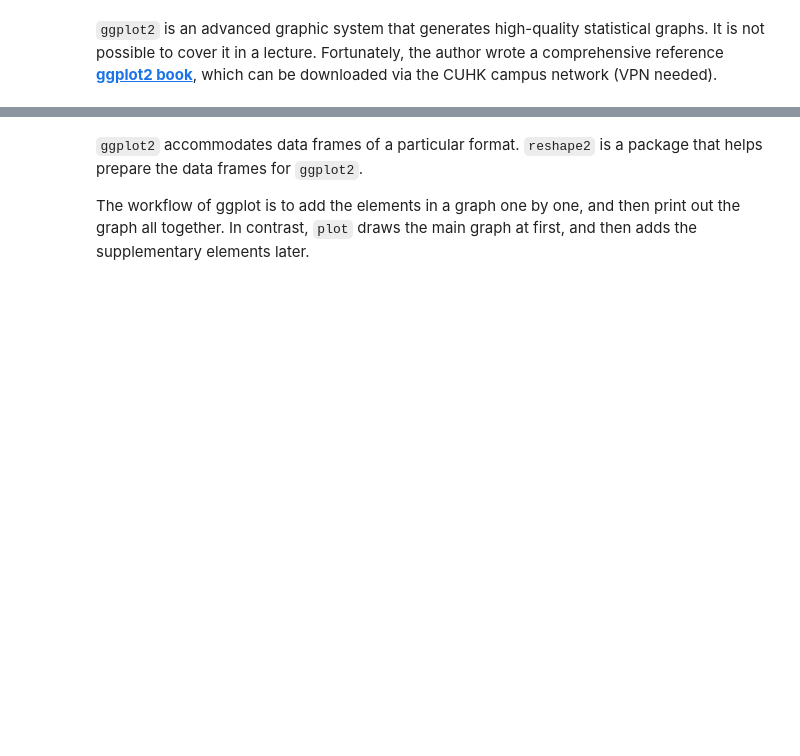
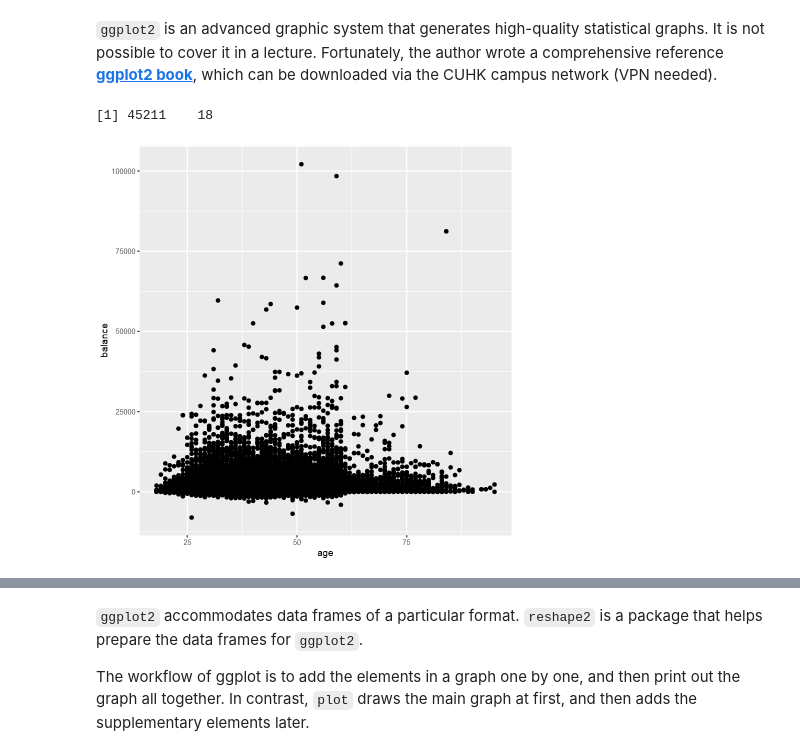
Before and after one commit to zhentaoshi/econ_data_science, a Jupyter notebook: slides_03_data_visualization.ipynb, the cells around one changed output, grey strips where cells are left out. Saved outputs shown, nothing was run; the diff lists cells and outputs as text; code cells hidden in the pictures; blank space fills up the shorter version.

```diff
--- a/slides_03_data_visualization.ipynb
+++ b/slides_03_data_visualization.ipynb
@@ -180,3 +208,15 @@ more sophisticated statistical graphs. Hadley Wickham's
 It is not possible to cover it in a lecture. Fortunately, the author wrote a comprehensive reference
 [**ggplot2 book**](http://link.springer.com/book/10.1007%2F978-0-387-98141-3),
 which can be downloaded via the CUHK campus network (VPN needed).
+# %%
+bank_0 = read.csv("data_example/bank-full.csv", header = TRUE, sep = ";" )
+bank_0$y01 = (bank_0$y == "yes")
+dim(bank_0)
+# %% [output]
+[1] 45211    18
+# %%
+# scatter plot
+p1 <- ggplot(data = bank_0) + geom_point(mapping = aes(x = age, y = balance))
+print(p1)
+# %% [output]
+[figure, added]
```
Also changed, not shown: parts of 7 cells of this notebook, 1 other file.
